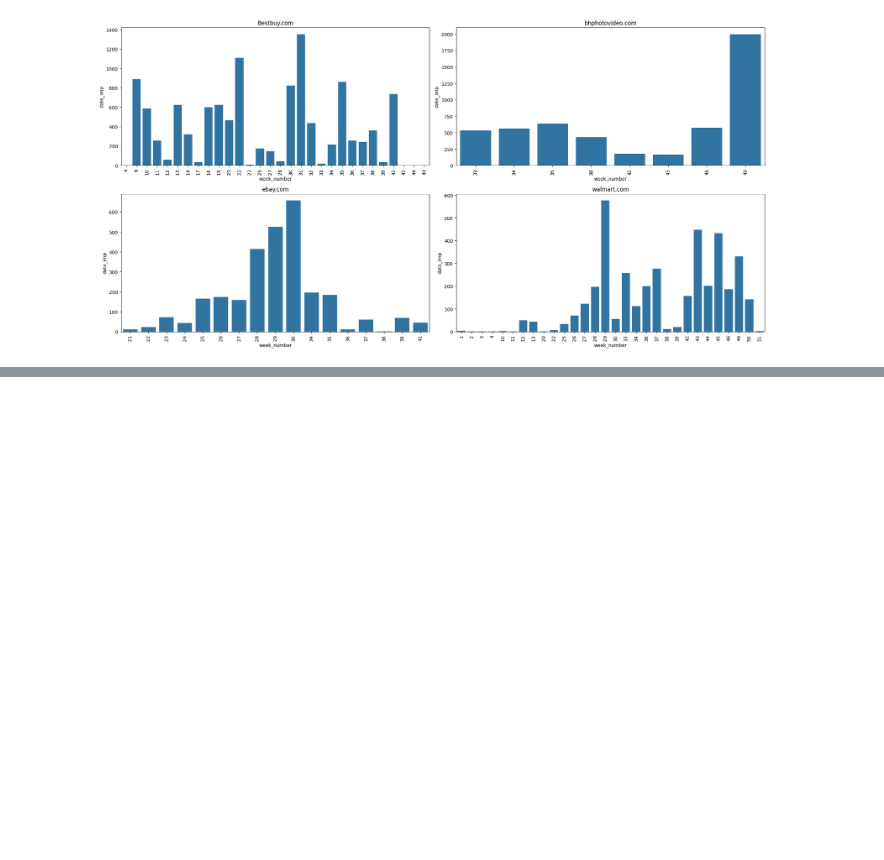
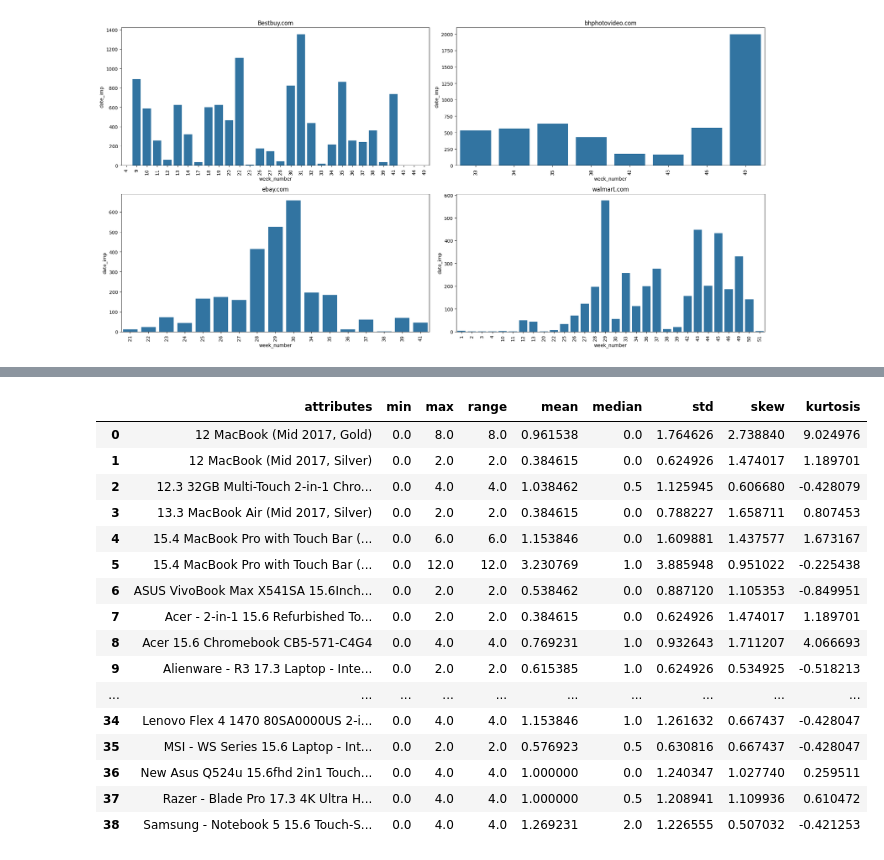
Before and after one commit to douglasaturnino/elasticidade-de-preco, a Jupyter notebook: notebook/elasticidade.ipynb, the cells around one changed output, grey strips where cells are left out. Cells and saved outputs as stored; diff of their text form; code cells hidden in the pictures; blank space fills up the shorter version.

```diff
--- a/notebook/elasticidade.ipynb
+++ b/notebook/elasticidade.ipynb
@@ -563,0 +617,3 @@ plt.tight_layout()
+# %%
+y_demand = dataset.pivot(index='week_number', columns='name', values='date_imp')
+# y_demand
@@ -563,0 +727,3 @@ plt.tight_layout()
+# %%
+y_demand.fillna(0, inplace=True)
+y_demand.head()
@@ -563,0 +776,35 @@ plt.tight_layout()
+# %%
+# Central Tendency - mean, median
+ct1 = pd.DataFrame(y_demand.apply(np.mean)).T
+ct2 = pd.DataFrame(y_demand.apply(np.median)).T
+
+# Dispersion - sdt, min, max, range, skew, kurtosis
+
+d1 = pd.DataFrame( y_demand.apply(np.std)).T
+d2 = pd.DataFrame( y_demand.apply(np.min)).T
+d3 = pd.DataFrame( y_demand.apply(np.max)).T
+d4 = pd.DataFrame( y_demand.apply(lambda x: x.max() - x.min())).T
+d5 = pd.DataFrame( y_demand.apply(lambda x: x.skew())).T
+d6 = pd.DataFrame( y_demand.apply(lambda x: x.kurtosis())).T
+
+m = pd.concat([d2, d3, d4, ct1, ct2, d1, d5, d6]).T.reset_index()
+m.columns = ['attributes','min','max','range','mean','median','std','skew','kurtosis']
+m
+# %% [output]
+|  | attributes | min | max | range | mean | median | std | skew | kurtosis |
+| 0 | 12 MacBook (Mid 2017, Gold) | 0.0 | 8.0 | 8.0 | 0.961538 | 0.0 | 1.764626 | 2.738840 | 9.024976 |
+| 1 | 12 MacBook (Mid 2017, Silver) | 0.0 | 2.0 | 2.0 | 0.384615 | 0.0 | 0.624926 | 1.474017 | 1.189701 |
+| 2 | 12.3 32GB Multi-Touch 2-in-1 Chro... | 0.0 | 4.0 | 4.0 | 1.038462 | 0.5 | 1.125945 | 0.606680 | -0.428079 |
+| 3 | 13.3 MacBook Air (Mid 2017, Silver) | 0.0 | 2.0 | 2.0 | 0.384615 | 0.0 | 0.788227 | 1.658711 | 0.807453 |
+| 4 | 15.4 MacBook Pro with Touch Bar (... | 0.0 | 6.0 | 6.0 | 1.153846 | 0.0 | 1.609881 | 1.437577 | 1.673167 |
+| 5 | 15.4 MacBook Pro with Touch Bar (... | 0.0 | 12.0 | 12.0 | 3.230769 | 1.0 | 3.885948 | 0.951022 | -0.225438 |
+| 6 | ASUS VivoBook Max X541SA 15.6Inch... | 0.0 | 2.0 | 2.0 | 0.538462 | 0.0 | 0.887120 | 1.105353 | -0.849951 |
+| 7 | Acer - 2-in-1 15.6 Refurbished To... | 0.0 | 2.0 | 2.0 | 0.384615 | 0.0 | 0.624926 | 1.474017 | 1.189701 |
+| 8 | Acer 15.6 Chromebook CB5-571-C4G4 | 0.0 | 4.0 | 4.0 | 0.769231 | 1.0 | 0.932643 | 1.711207 | 4.066693 |
+| 9 | Alienware - R3 17.3 Laptop - Inte... | 0.0 | 2.0 | 2.0 | 0.615385 | 1.0 | 0.624926 | 0.534925 | -0.518213 |
+| ... | ... | ... | ... | ... | ... | ... | ... | ... | ... |
+| 34 | Lenovo Flex 4 1470 80SA0000US 2-i... | 0.0 | 4.0 | 4.0 | 1.153846 | 1.0 | 1.261632 | 0.667437 | -0.428047 |
+| 35 | MSI - WS Series 15.6 Laptop - Int... | 0.0 | 2.0 | 2.0 | 0.576923 | 0.5 | 0.630816 | 0.667437 | -0.428047 |
+| 36 | New Asus Q524u 15.6fhd 2in1 Touch... | 0.0 | 4.0 | 4.0 | 1.000000 | 0.0 | 1.240347 | 1.027740 | 0.259511 |
+| 37 | Razer - Blade Pro 17.3 4K Ultra H... | 0.0 | 4.0 | 4.0 | 1.000000 | 0.5 | 1.208941 | 1.109936 | 0.610472 |
+| 38 | Samsung - Notebook 5 15.6 Touch-S... | 0.0 | 4.0 | 4.0 | 1.269231 | 2.0 | 1.226555 | 0.507032 | -0.421253 |
```
Also changed, not shown: parts of 24 cells of this notebook.
